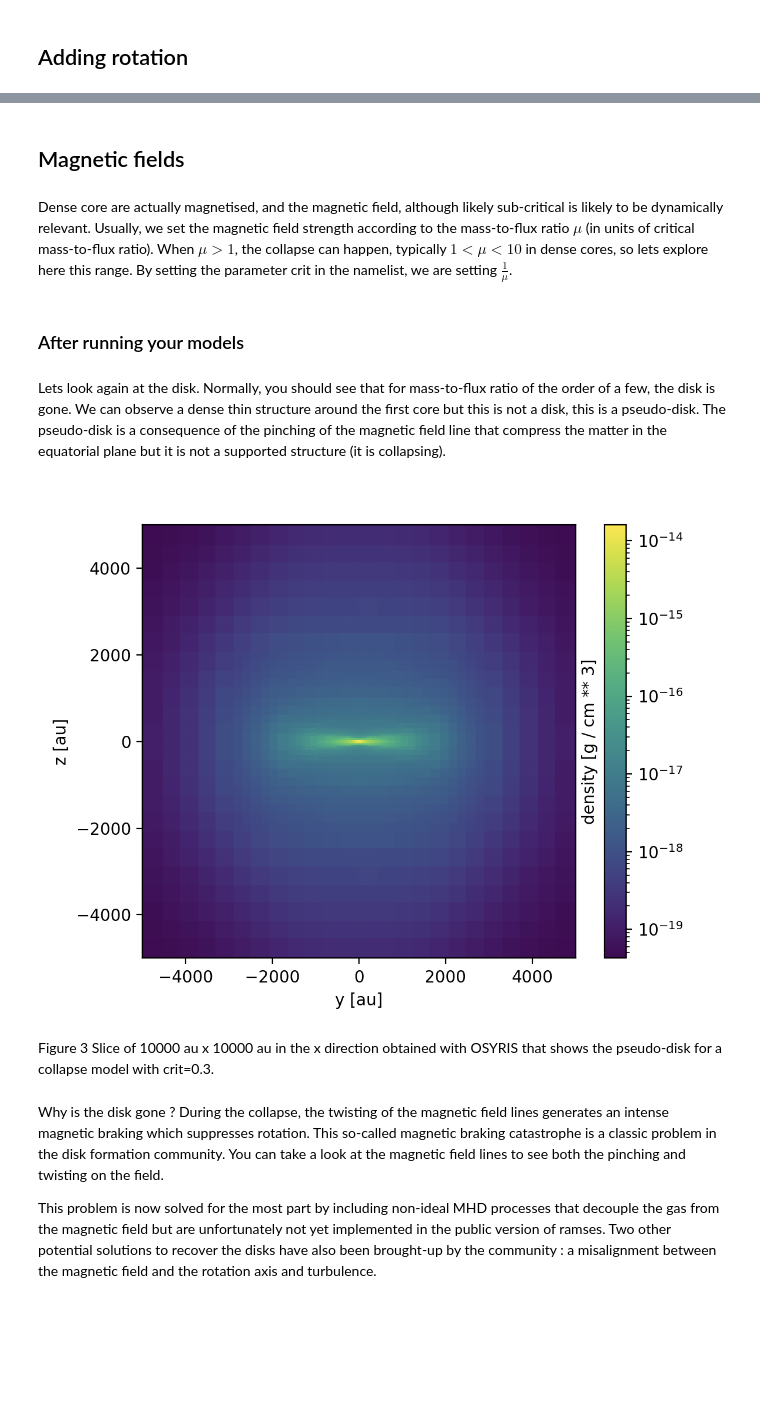
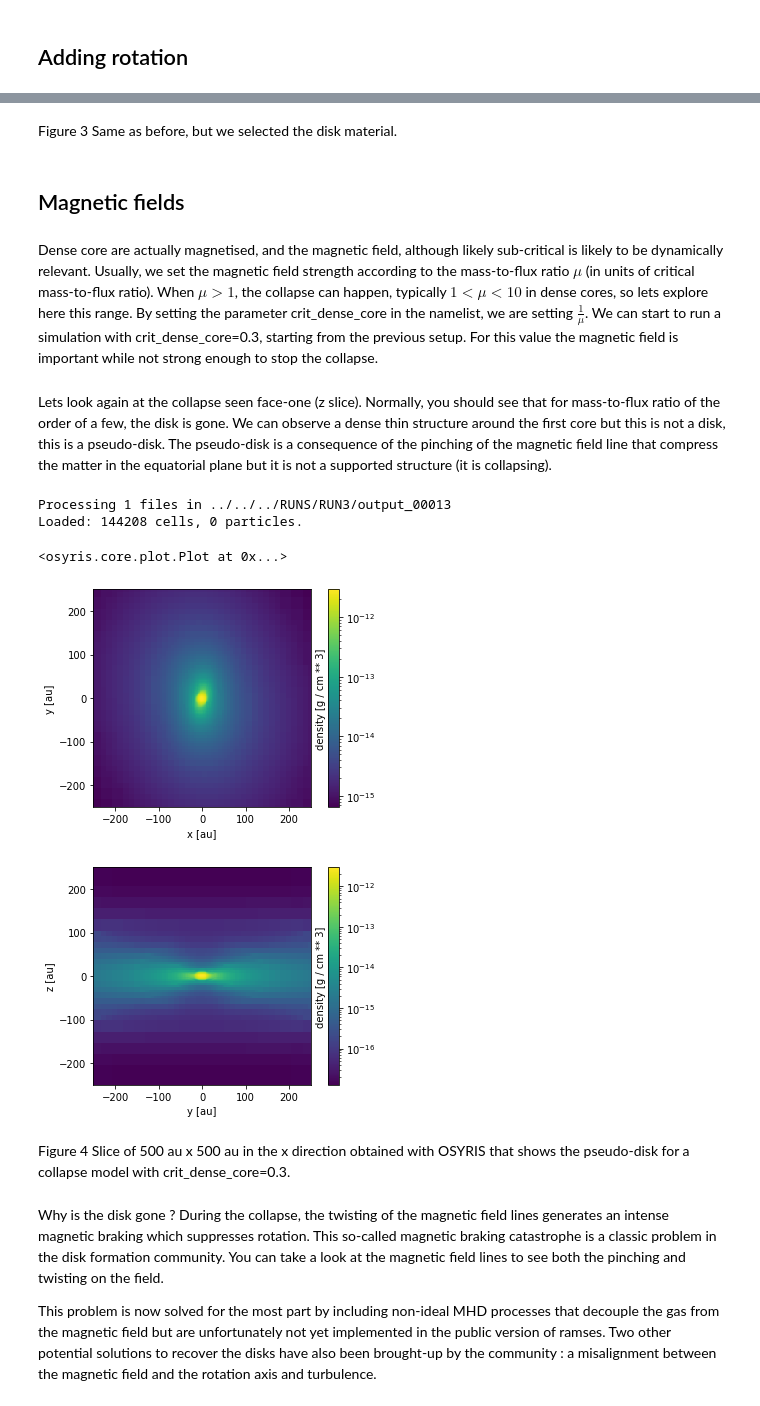
Before and after one commit to blaizot/ramses-tutorials, a Jupyter notebook: Dense-Core-Collapse/dense-core.ipynb, the cells around one changed output, grey strips where cells are left out. Drawn from its saved outputs; the diff is of its cells as text; code cells hidden in the pictures; blank space fills up the shorter version.

```diff
--- a/Dense-Core-Collapse/dense-core.ipynb
+++ b/Dense-Core-Collapse/dense-core.ipynb
@@ -220,17 +280,34 @@ Once you have extracted the disk, try to measure its size and mass as a function
+# %% [markdown]
+Figure 3 Same as before, but we selected the disk material.
 # %% [markdown]
 ## Magnetic fields
 # %% [markdown]
-Dense core are actually magnetised, and the magnetic field, although likely sub-critical is likely to be dynamically relevant. Usually, we set the magnetic field strength according to the mass-to-flux ratio $\mu$ (in units of critical mass-to-flux ratio). When $\mu>1$, the collapse can happen, typically $1<\mu<10$ in dense cores, so lets explore here this range. By setting the parameter crit in the namelist, we are setting $\frac{1}{\mu}$.
+Dense core are actually magnetised, and the magnetic field, although likely sub-critical is likely to be dynamically relevant. Usually, we set the magnetic field strength according to the mass-to-flux ratio $\mu$ (in units of critical mass-to-flux ratio). When $\mu>1$, the collapse can happen, typically $1<\mu<10$ in dense cores, so lets explore here this range. By setting the parameter crit_dense_core in the namelist, we are setting $\frac{1}{\mu}$. We can start to run a simulation with crit_dense_core=0.3, starting from the previous setup. For this value the magnetic field is important while not strong enough to stop the collapse.
-# %% [markdown]
-### After running your models
 # %% [markdown]
-Lets look again at the disk. Normally, you should see that for mass-to-flux ratio of the order of a few, the disk is gone. We can observe a dense thin structure around the first core but this is not a disk, this is a pseudo-disk. The pseudo-disk is a consequence of the pinching of the magnetic field line that compress the matter in the equatorial plane but it is not a supported structure (it is collapsing).
+Lets look again at the collapse seen face-one (z slice). Normally, you should see that for mass-to-flux ratio of the order of a few, the disk is gone. We can observe a dense thin structure around the first core but this is not a disk, this is a pseudo-disk. The pseudo-disk is a consequence of the pinching of the magnetic field line that compress the matter in the equatorial plane but it is not a supported structure (it is collapsing).
-# %%
-Image("figures/pseudo_disk.png")
-# %% [output]
-[figure, removed]
+# %%
+import osyris
+import numpy as np
+au = osyris.units("au")
+data = osyris.Dataset(13, path='../../../RUNS/RUN3/').load() # Change this path to the path of the model
+# We find the center according to the density
+ind = np.argmax(data["hydro"]["density"])
+center = data["amr"]["position"][ind]
+osyris.map(
+    data["hydro"]["density"], norm="log", dx=500 * au, origin=center, direction="z"
+)
+
+osyris.map(
+    data["hydro"]["density"], norm="log", dx=500 * au, origin=center, direction="x"
+)
+# %% [output]
+Processing 1 files in ../../../RUNS/RUN3/output_00013
+Loaded: 144208 cells, 0 particles.
+<osyris.core.plot.Plot at 0x...>
+[figure, added]
+[figure, added]
 # %% [markdown]
-Figure 3 Slice of 10000 au x 10000 au in the x direction obtained with OSYRIS that shows the pseudo-disk for a collapse model with crit=0.3.
+Figure 4 Slice of 500 au x 500 au in the x direction obtained with OSYRIS that shows the pseudo-disk for a collapse model with crit_dense_core=0.3.
 # %% [markdown]
 
 Why is the disk gone ? During the collapse, the twisting of the magnetic field lines generates an intense magnetic braking which suppresses rotation. This so-called magnetic braking catastrophe is a classic problem in the disk formation community. You can take a look at the magnetic field lines to see both the pinching and twisting on the field.
```
Also changed, not shown: parts of 34 cells of this notebook, 2 other files.
